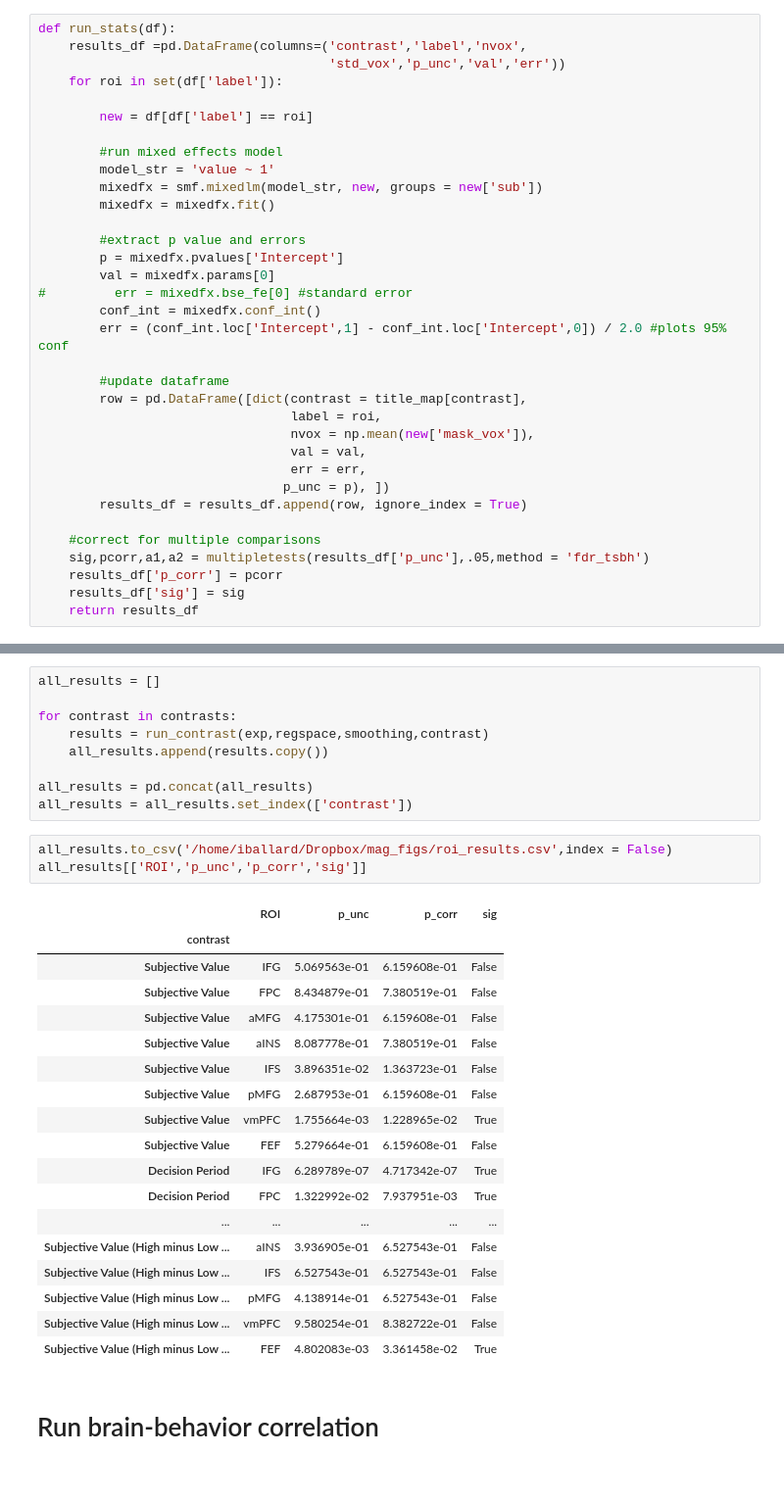
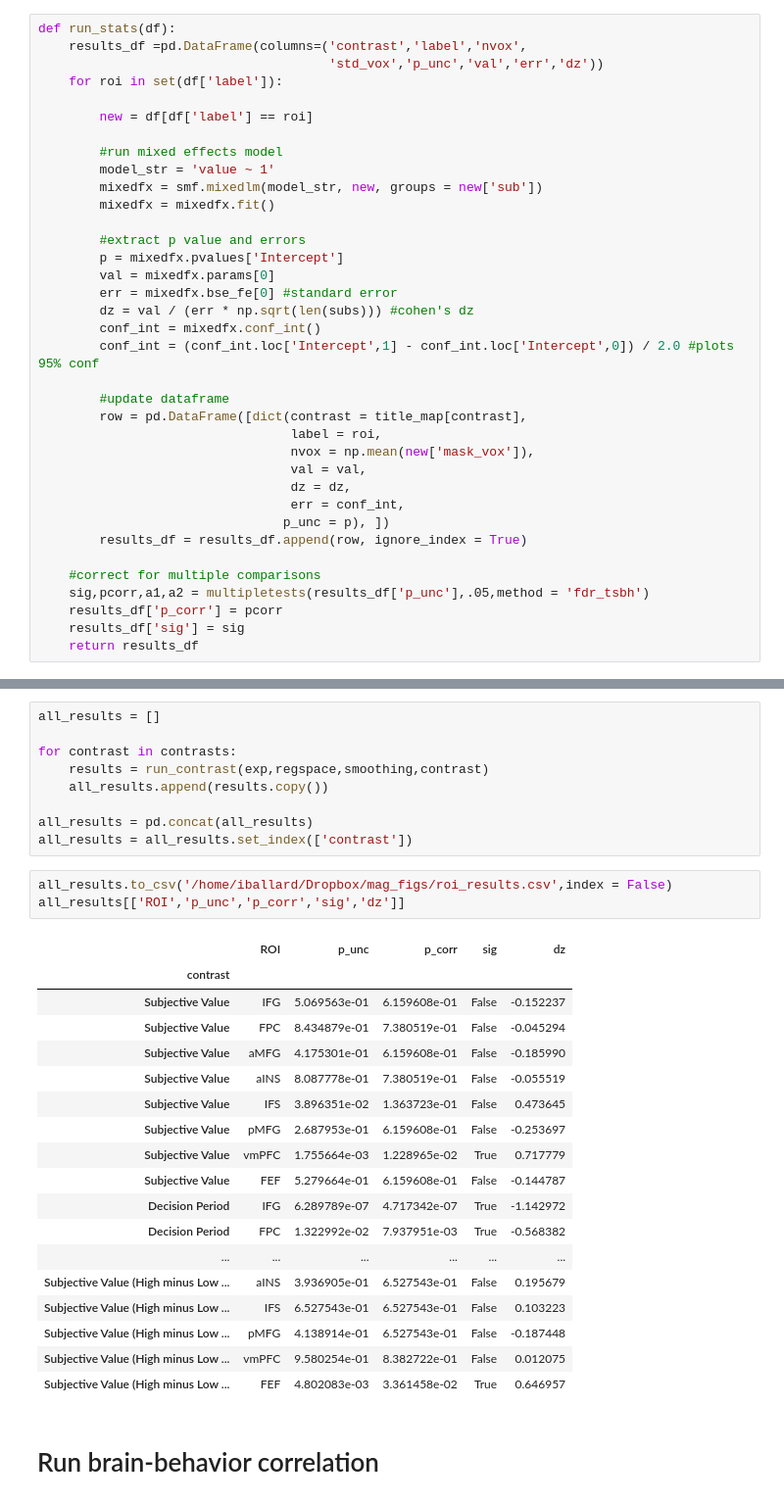
Before and after one commit to iancballard/magnitude, a Jupyter notebook: roi_analysis.ipynb, the cells around one changed output, grey strips where cells are left out. Shown at 98% size. Cells and saved outputs as stored; diff of their text form.

```diff
--- a/roi_analysis.ipynb
+++ b/roi_analysis.ipynb
@@ -94,7 +94,7 @@ def plot_fig(res,contrast):
 # %%
 def run_stats(df):
     results_df =pd.DataFrame(columns=('contrast','label','nvox',
-                                      'std_vox','p_unc','val','err'))
+                                      'std_vox','p_unc','val','err','dz'))
     for roi in set(df['label']):
 
         new = df[df['label'] == roi]
@@ -107,16 +107,18 @@ def run_stats(df):
         #extract p value and errors
         p = mixedfx.pvalues['Intercept']
         val = mixedfx.params[0]
-#         err = mixedfx.bse_fe[0] #standard error
+        err = mixedfx.bse_fe[0] #standard error
+        dz = val / (err * np.sqrt(len(subs))) #cohen's dz
         conf_int = mixedfx.conf_int()
-        err = (conf_int.loc['Intercept',1] - conf_int.loc['Intercept',0]) / 2.0 #plots 95% conf
+        conf_int = (conf_int.loc['Intercept',1] - conf_int.loc['Intercept',0]) / 2.0 #plots 95% conf
 
         #update dataframe
         row = pd.DataFrame([dict(contrast = title_map[contrast],
                                  label = roi,
                                  nvox = np.mean(new['mask_vox']),
                                  val = val,
-                                 err = err,
+                                 dz = dz,
+                                 err = conf_int,
                                 p_unc = p), ])
         results_df = results_df.append(row, ignore_index = True)
 
@@ -189,26 +191,26 @@ all_results = pd.concat(all_results)
 all_results = all_results.set_index(['contrast'])
 # %%
 all_results.to_csv('/home/iballard/Dropbox/mag_figs/roi_results.csv',index = False)
-all_results[['ROI','p_unc','p_corr','sig']]
+all_results[['ROI','p_unc','p_corr','sig','dz']]
 # %% [output]
-|  | ROI | p_unc | p_corr | sig |
-| contrast |  |  |  |  |
-| Subjective Value | IFG | 5.069563e-01 | 6.159608e-01 | False |
-| Subjective Value | FPC | 8.434879e-01 | 7.380519e-01 | False |
-| Subjective Value | aMFG | 4.175301e-01 | 6.159608e-01 | False |
-| Subjective Value | aINS | 8.087778e-01 | 7.380519e-01 | False |
-| Subjective Value | IFS | 3.896351e-02 | 1.363723e-01 | False |
-| Subjective Value | pMFG | 2.687953e-01 | 6.159608e-01 | False |
-| Subjective Value | vmPFC | 1.755664e-03 | 1.228965e-02 | True |
-| Subjective Value | FEF | 5.279664e-01 | 6.159608e-01 | False |
-| Decision Period | IFG | 6.289789e-07 | 4.717342e-07 | True |
-| Decision Period | FPC | 1.322992e-02 | 7.937951e-03 | True |
-| ... | ... | ... | ... | ... |
-| Subjective Value (High minus Low ... | aINS | 3.936905e-01 | 6.527543e-01 | False |
-| Subjective Value (High minus Low ... | IFS | 6.527543e-01 | 6.527543e-01 | False |
-| Subjective Value (High minus Low ... | pMFG | 4.138914e-01 | 6.527543e-01 | False |
-| Subjective Value (High minus Low ... | vmPFC | 9.580254e-01 | 8.382722e-01 | False |
-| Subjective Value (High minus Low ... | FEF | 4.802083e-03 | 3.361458e-02 | True |
+|  | ROI | p_unc | p_corr | sig | dz |
+| contrast |  |  |  |  |  |
+| Subjective Value | IFG | 5.069563e-01 | 6.159608e-01 | False | -0.152237 |
+| Subjective Value | FPC | 8.434879e-01 | 7.380519e-01 | False | -0.045294 |
+| Subjective Value | aMFG | 4.175301e-01 | 6.159608e-01 | False | -0.185990 |
+| Subjective Value | aINS | 8.087778e-01 | 7.380519e-01 | False | -0.055519 |
+| Subjective Value | IFS | 3.896351e-02 | 1.363723e-01 | False | 0.473645 |
+| Subjective Value | pMFG | 2.687953e-01 | 6.159608e-01 | False | -0.253697 |
+| Subjective Value | vmPFC | 1.755664e-03 | 1.228965e-02 | True | 0.717779 |
+| Subjective Value | FEF | 5.279664e-01 | 6.159608e-01 | False | -0.144787 |
+| Decision Period | IFG | 6.289789e-07 | 4.717342e-07 | True | -1.142972 |
+| Decision Period | FPC | 1.322992e-02 | 7.937951e-03 | True | -0.568382 |
+| ... | ... | ... | ... | ... | ... |
+| Subjective Value (High minus Low ... | aINS | 3.936905e-01 | 6.527543e-01 | False | 0.195679 |
+| Subjective Value (High minus Low ... | IFS | 6.527543e-01 | 6.527543e-01 | False | 0.103223 |
+| Subjective Value (High minus Low ... | pMFG | 4.138914e-01 | 6.527543e-01 | False | -0.187448 |
+| Subjective Value (High minus Low ... | vmPFC | 9.580254e-01 | 8.382722e-01 | False | 0.012075 |
+| Subjective Value (High minus Low ... | FEF | 4.802083e-03 | 3.361458e-02 | True | 0.646957 |
 # %% [markdown]
 # Run brain-behavior correlation
 # %%
```
